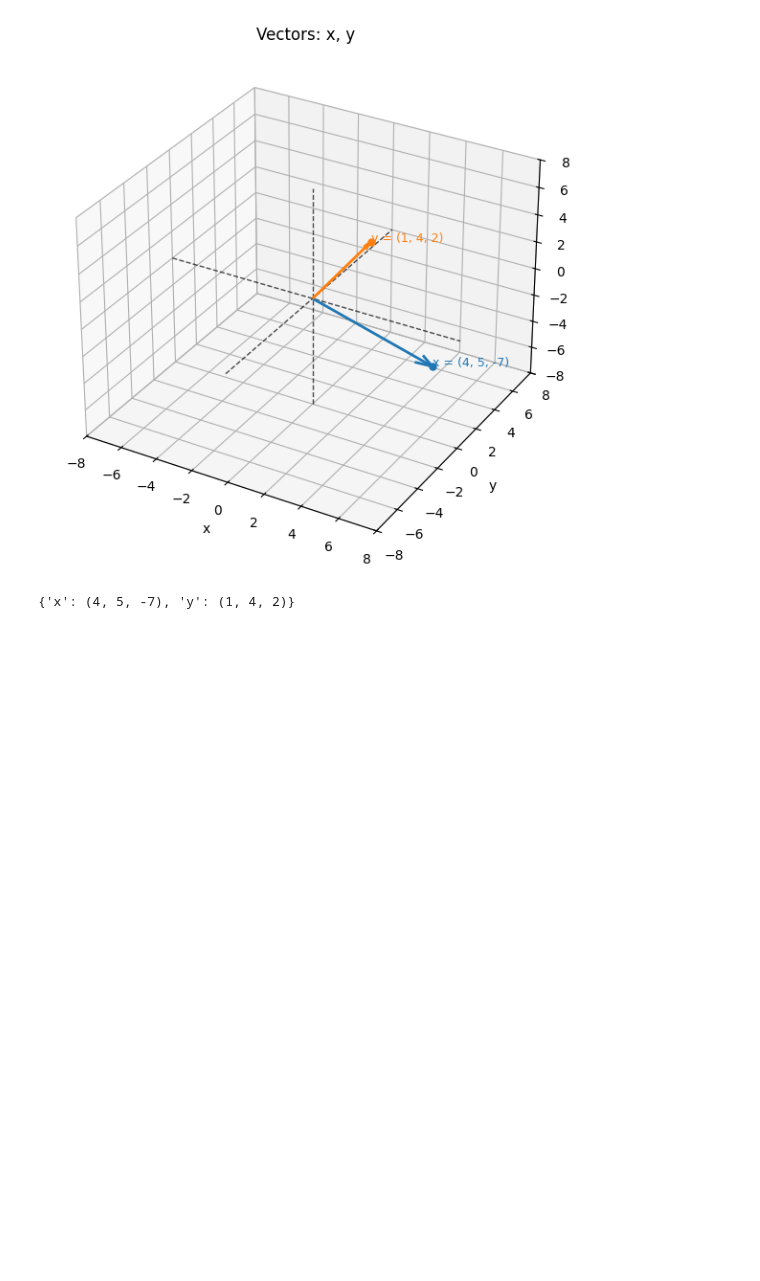
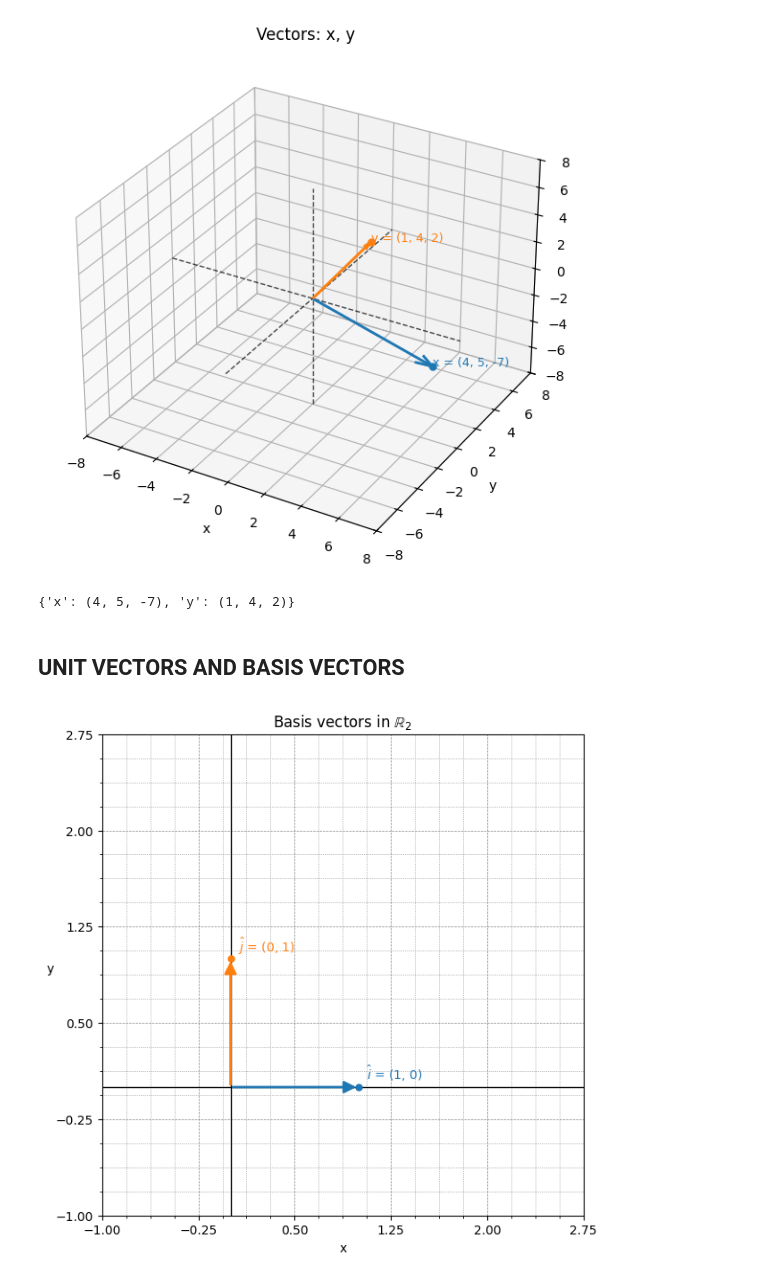
Before and after one commit to seanjiangsh/math-practice, a Jupyter notebook: linear-algebra/vectors.ipynb, the cells around one changed output. Cells and saved outputs as stored; diff of their text form; code cells hidden in the pictures; blank space fills up the shorter version.

Commit message:
feat: unit and basis vector plotting

```diff
--- a/linear-algebra/vectors.ipynb
+++ b/linear-algebra/vectors.ipynb
@@ -113,3 +113,14 @@ result
 # %% [output]
 [figure]
 {'x': (4, 5, -7), 'y': (1, 4, 2)}
+# %% [markdown]
+## UNIT VECTORS AND BASIS VECTORS
+# %%
+vectors = {
+  '$\\hat{i}$': (1, 0),
+  '$\\hat{j}$': (0, 1),
+}
+
+result = plot_basic_vectors(vectors, title='Basis vectors in $\\mathbb{R}_2$')
+# %% [output]
+[figure, added]
```
Also changed, not shown: parts of 1 cell of this notebook.
